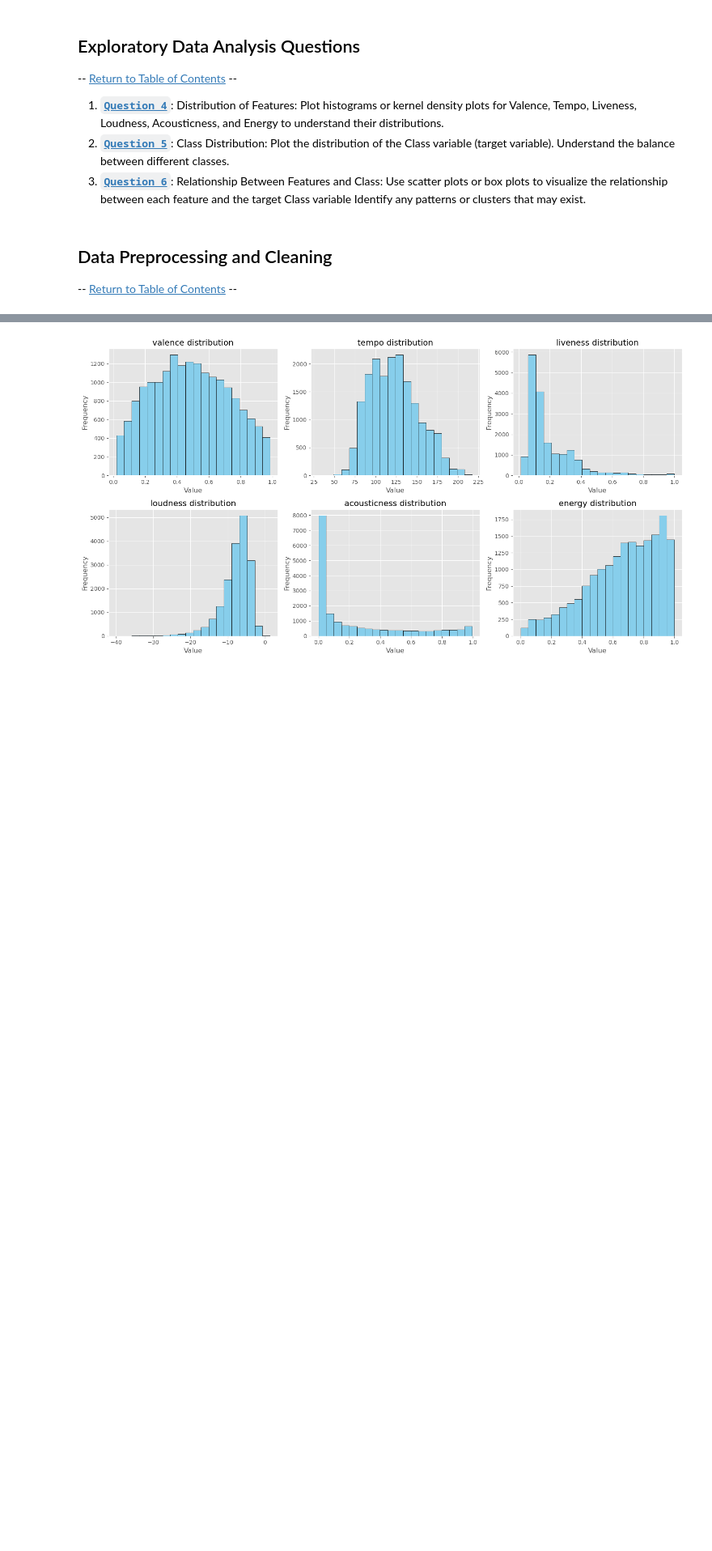
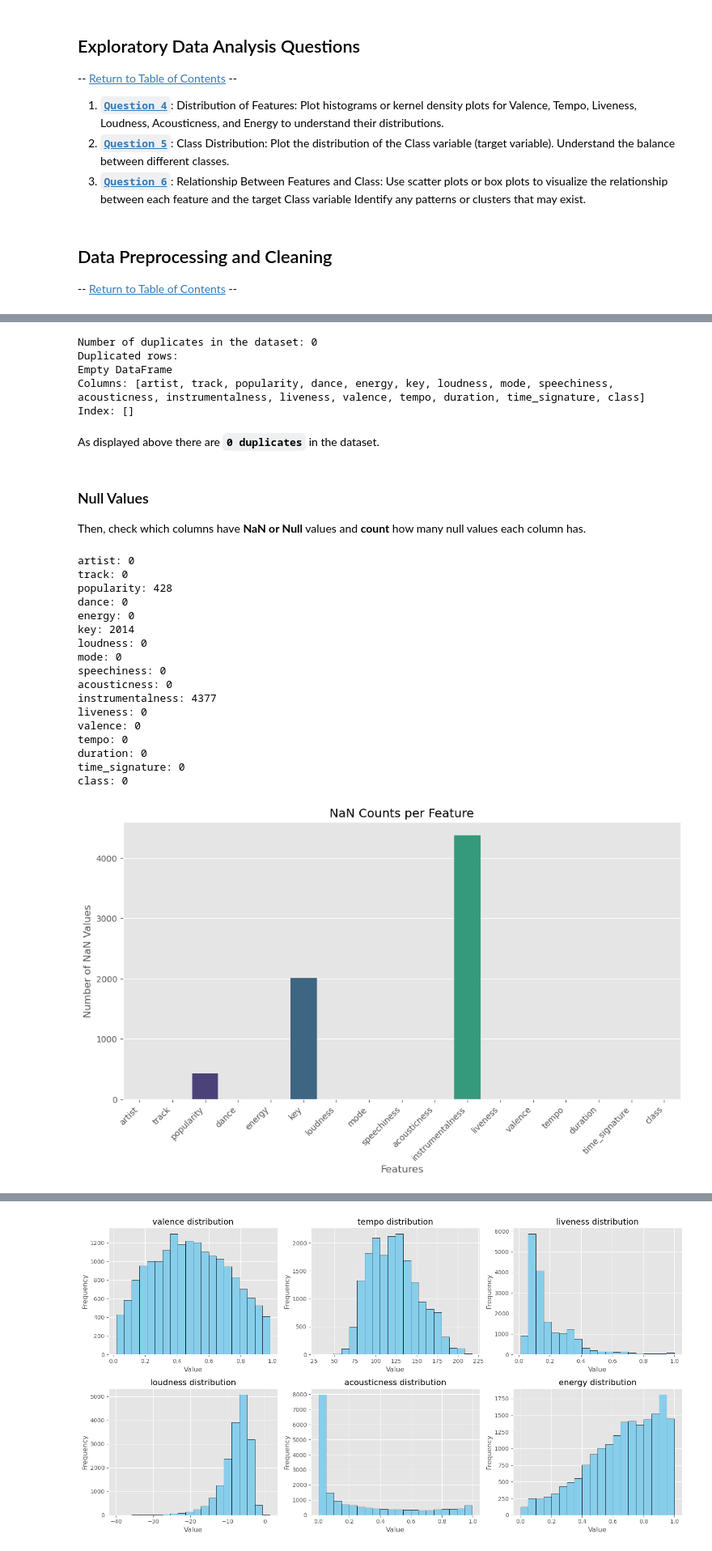
Before and after one commit to lowrainxx/STINTSY-MP, a Jupyter notebook: flexbomb - cymon.ipynb, the cells around one changed output, grey strips where cells are left out. Shown at 81% size. Cells and saved outputs as stored; diff of their text form; code cells hidden in the pictures; blank space fills up the shorter version.

```diff
--- a/flexbomb - cymon.ipynb
+++ b/flexbomb - cymon.ipynb
@@ -137,0 +145,3 @@ display(df)
+# %%
+music_df = pd.read_csv('music.csv')
+music_df.head()
@@ -156,0 +180,24 @@ To do this, get the features Valence, Tempo, Liveness, Loudness, Acousticness, a
+# %%
+column_mapping = {
+    'Artist Name': 'artist',
+    'Track Name': 'track',
+    'Popularity': 'popularity',
+    'danceability': 'dance',
+    'energy': 'energy',
+    'key': 'key',
+    'loudness': 'loudness',
+    'mode': 'mode',
+    'speechiness': 'speechiness',
+    'acousticness': 'acousticness',
+    'instrumentalness': 'instrumentalness',
+    'liveness': 'liveness',
+    'valence': 'valence',
+    'tempo': 'tempo',
+    'duration_in min/ms': 'duration',
+    'time_signature': 'time_signature',
+    'Class': 'class'
+}
+
+# Rename columns in the DataFrame
+music_df.rename(columns=column_mapping, inplace=True)
+print(music_df.columns)
@@ -156,0 +213,53 @@ To do this, get the features Valence, Tempo, Liveness, Loudness, Acousticness, a
+# %%
+numDuplicates = music_df.duplicated().sum()
+
+print(f"Number of duplicates in the dataset: {numDuplicates}")
+
+# Display duplicated rows
+duplicated_rows_data = music_df[music_df.duplicated()]
+print("Duplicated rows:")
+print(duplicated_rows_data)
+# %% [output]
+Number of duplicates in the dataset: 0
+Duplicated rows:
+Empty DataFrame
+Columns: [artist, track, popularity, dance, energy, key, loudness, mode, speechiness, acousticness, instrumentalness, liveness, valence, tempo, duration, time_signature, class]
+Index: []
+# %% [markdown]
+As displayed above there are **``0 duplicates``** in the dataset.
+# %% [markdown]
+### Null Values
+
+Then, check which columns have **NaN or Null** values and **count** how many null values each column has.
+# %%
+# show nan_count per variable
+nan_counts = music_df.isna().sum()
+for feature, nan_count in nan_counts.items():
+    print(f"{feature}: {nan_count}")
+
+plt.figure(figsize=(12, 6))
+sns.barplot(x=nan_counts.index, y=nan_counts.values, palette='viridis')
+plt.title('NaN Counts per Feature')
+plt.xlabel('Features')
+plt.ylabel('Number of NaN Values')
+plt.xticks(rotation=45, ha='right')  # Adjust rotation for better readability
+plt.show()
+# %% [output]
+artist: 0
+track: 0
+popularity: 428
+dance: 0
+energy: 0
+key: 2014
+loudness: 0
+mode: 0
+speechiness: 0
+acousticness: 0
+instrumentalness: 4377
+liveness: 0
+valence: 0
+tempo: 0
+duration: 0
+time_signature: 0
+class: 0
+[figure, added]
```
Also changed, not shown: parts of 33 cells of this notebook.
